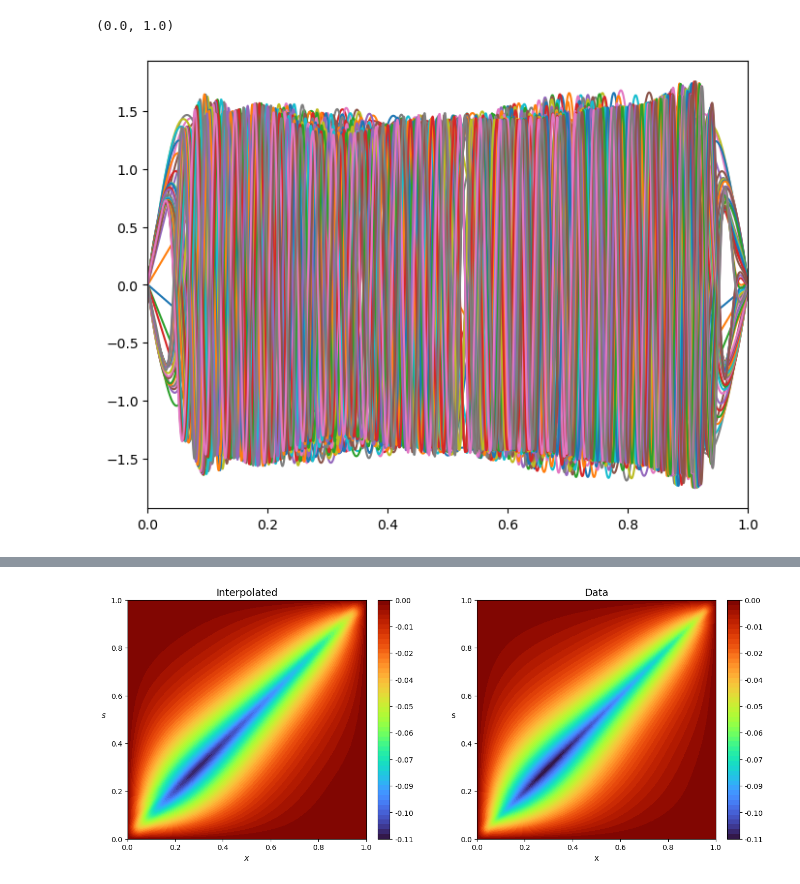
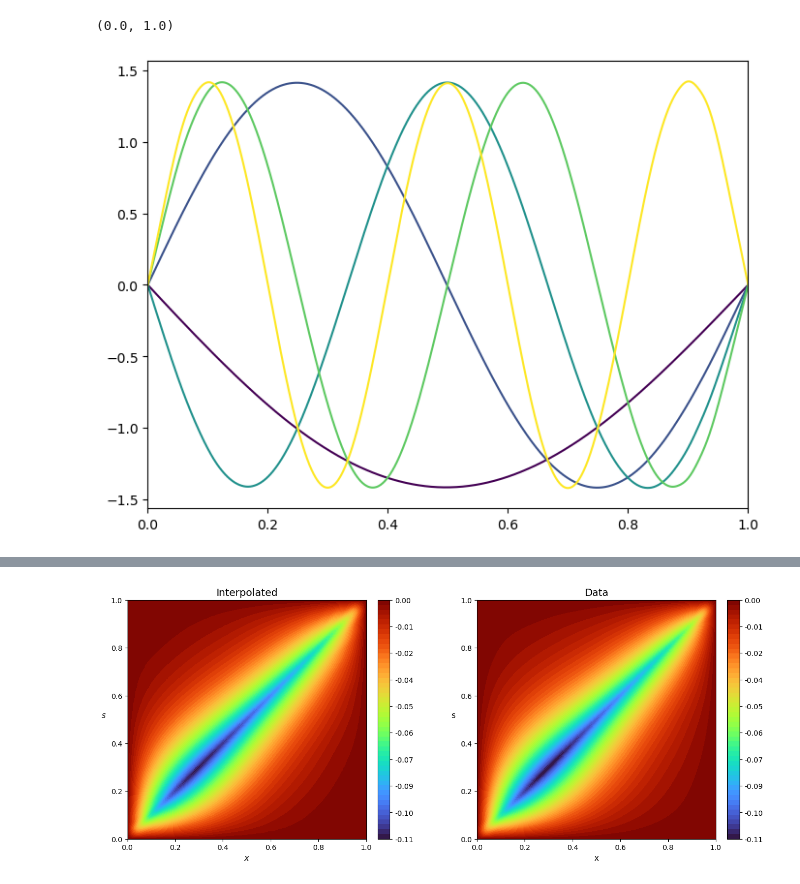
Before and after one commit to hsharsh/chebgreen, a Jupyter notebook: main/airy.ipynb, the cells around one changed output, grey strips where cells are left out. Drawn from its saved outputs; the diff is of its cells as text; code cells hidden in the pictures.

```diff
--- a/main/airy.ipynb
+++ b/main/airy.ipynb
@@ -60,16 +59,16 @@ plt.plot(s)
 # %%
 # i = slice(10,20)
-i = slice(0,-1)
+i = slice(0,5)
 # i = 16
 fig = plt.figure(figsize = (8,6))
 u[:,i].plot(fig = fig)
 # print(np.max(u[:,i].vscale))
 # plt.title(f'First {i+1} left singular functions for a Laplacian')
 plt.xlim([0,1])
 # fig.savefig(f'Laplace-first.png', dpi = fig.dpi)
 # %% [output]
 (0.0, 1.0)
-[figure, old version]
+[figure, new version]
 # %%
 %%time
 theta_ = 7.0
```
Also changed, not shown: parts of 8 cells of this notebook, 42 other files.
